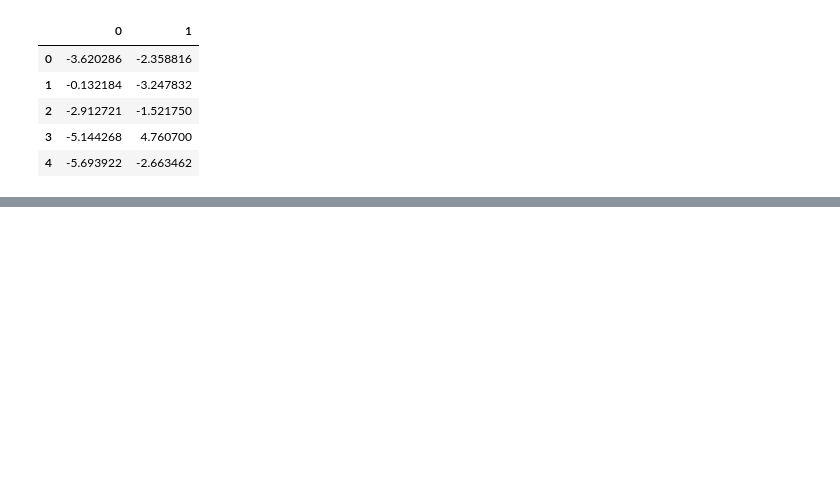
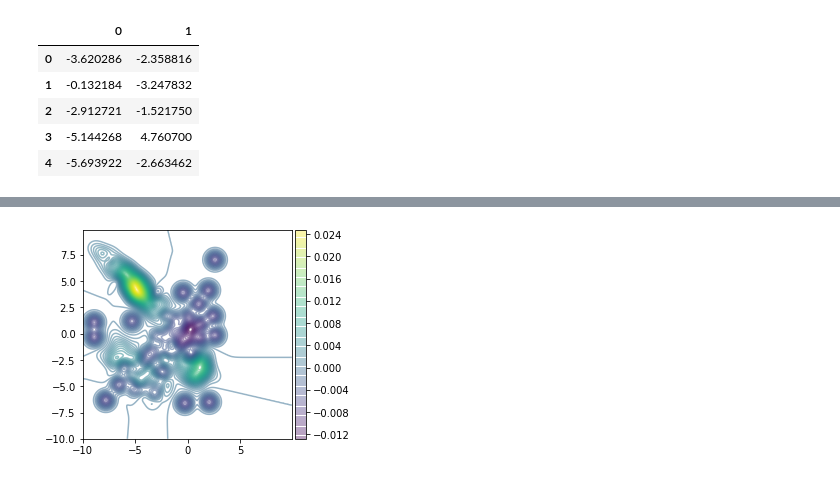
Before and after one commit to JohnYKiyo/kernel_method_numpy, a Jupyter notebook: kernelHerding.ipynb, the cells around one changed output, grey strips where cells are left out. Cells and saved outputs as stored; diff of their text form; code cells hidden in the pictures; blank space fills up the shorter version.

```diff
--- a/kernelHerding.ipynb
+++ b/kernelHerding.ipynb
@@ -141,0 +210,15 @@ fig.show()
+# %%
+fig = plt.figure(figsize=[4,4])
+ax1 = fig.add_subplot(111)
+# ax1.scatter(KH.samples[:,0],KH.samples[:,1],color='r',marker='s')
+cbar1 = ax1.contour(xx,yy,zz-zz_kernlh,100,alpha=0.5)
+ax1.set_xlim([-10,10])
+ax1.set_ylim([-10,10])
+ax1.axis("image")
+divider = mpl_toolkits.axes_grid1.make_axes_locatable(ax1)
+cax = divider.new_horizontal(size="5%", pad=0.05)
+fig.add_axes(cax)
+fig.colorbar(cbar1,cax=cax)
+fig.show()
+# %% [output]
+[figure, added]
```
Also changed, not shown: parts of 8 cells of this notebook.
